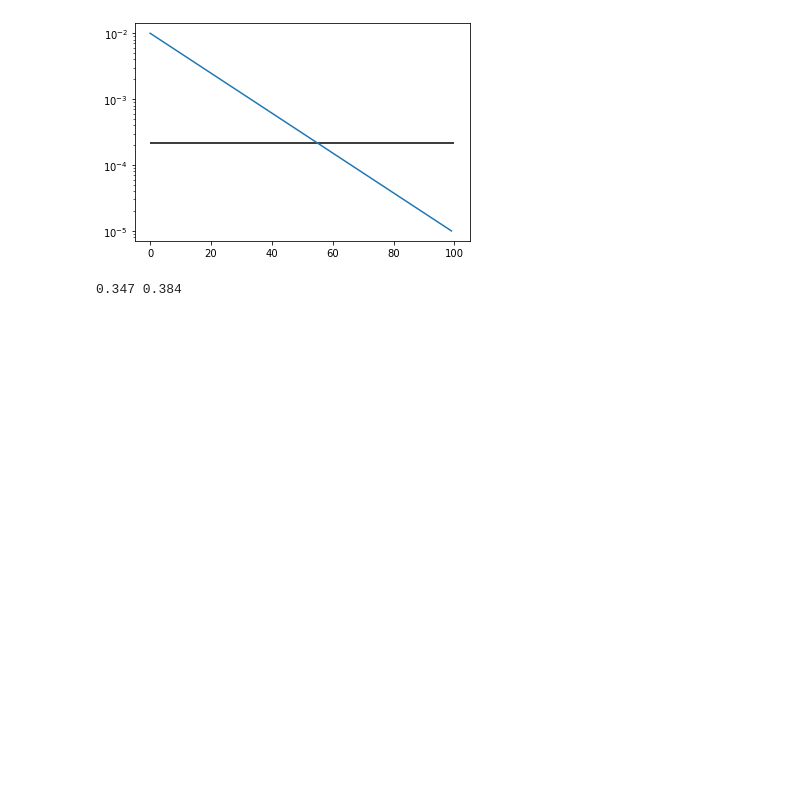
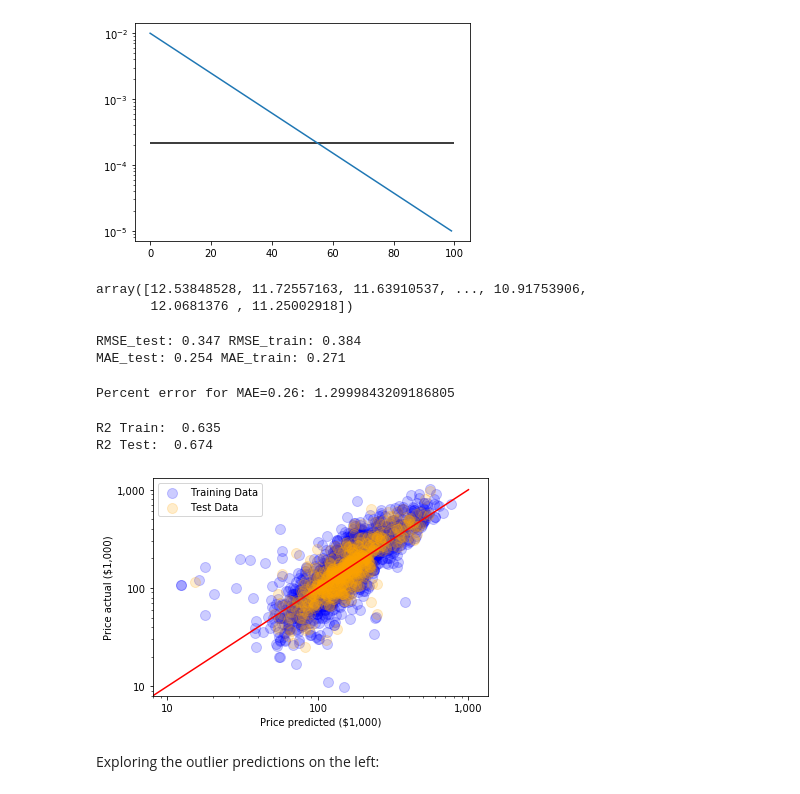
Before and after one commit to spdavern/metis_project2, a Jupyter notebook: Modeling.ipynb, the cells around one changed output. Drawn from its saved outputs; the diff is of its cells as text; code cells hidden in the pictures; blank space fills up the shorter version.

```diff
--- a/Modeling.ipynb
+++ b/Modeling.ipynb
@@ -256,4 +344,43 @@ RMSE_train = math.sqrt(mean_squared_error(lny_train,pipe.predict(X_train)))
+# %%
+pipe.predict(X_train)
+# %% [output]
+array([12.53848528, 11.72557163, 11.63910537, ..., 10.91753906,
+       12.0681376 , 11.25002918])
 # %%
-print(round(RMSE_test,3),round(RMSE_train,3))
+print('RMSE_test:',round(RMSE_test,3),'RMSE_train:',round(RMSE_train,3))
+print('MAE_test:',round(MAE_test,3),'MAE_train:',round(MAE_train,3))
 # %% [output]
-0.347 0.384
+RMSE_test: 0.347 RMSE_train: 0.384
+MAE_test: 0.254 MAE_train: 0.271
+# %%
+print('Percent error for MAE=0.26:',math.exp((MAE_test + MAE_train)/2))
+# %% [output]
+Percent error for MAE=0.26: 1.2999843209186805
+# %%
+#Plot the Actual by Predicted
+fig,ax = plt.subplots(1,1);
+ax.scatter(y_pred_train/1000,np.exp(lny_train)/1000,label='Training Data',\
+           s=100, alpha=0.2, color='Blue')
+ax.scatter(y_pred_test/1000,np.exp(lny_test)/1000,label='Test Data',\
+           s=100, alpha=0.2, color='Orange')
+ax.plot([0.8E1,1E3],[0.8E1,1E3],color='r')
+ax.semilogx()
+ax.semilogy()
+ax.get_yaxis().set_major_formatter(
+    ticker.FuncFormatter(lambda x, p: format(int(x), ',')))
+ax.get_xaxis().set_major_formatter(
+    ticker.FuncFormatter(lambda x, p: format(int(x), ',')))
+ax.set_xlim(left=8)
+ax.set_ylim(bottom=8)
+ax.set_ylabel('Price actual ($1,000)')
+ax.set_xlabel('Price predicted ($1,000)')
+ax.legend();
+fig.savefig('./images/PriceActByPred.svg', format='svg', dpi=1200)
+print('R2 Train: ', round(r2_train,3))
+print('R2 Test: ', round(r2_test,3))
+# %% [output]
+R2 Train:  0.635
+R2 Test:  0.674
+[figure, added]
+# %% [markdown]
+Exploring the outlier predictions on the left:
```
Also changed, not shown: parts of 17 cells of this notebook, 7 other files.
